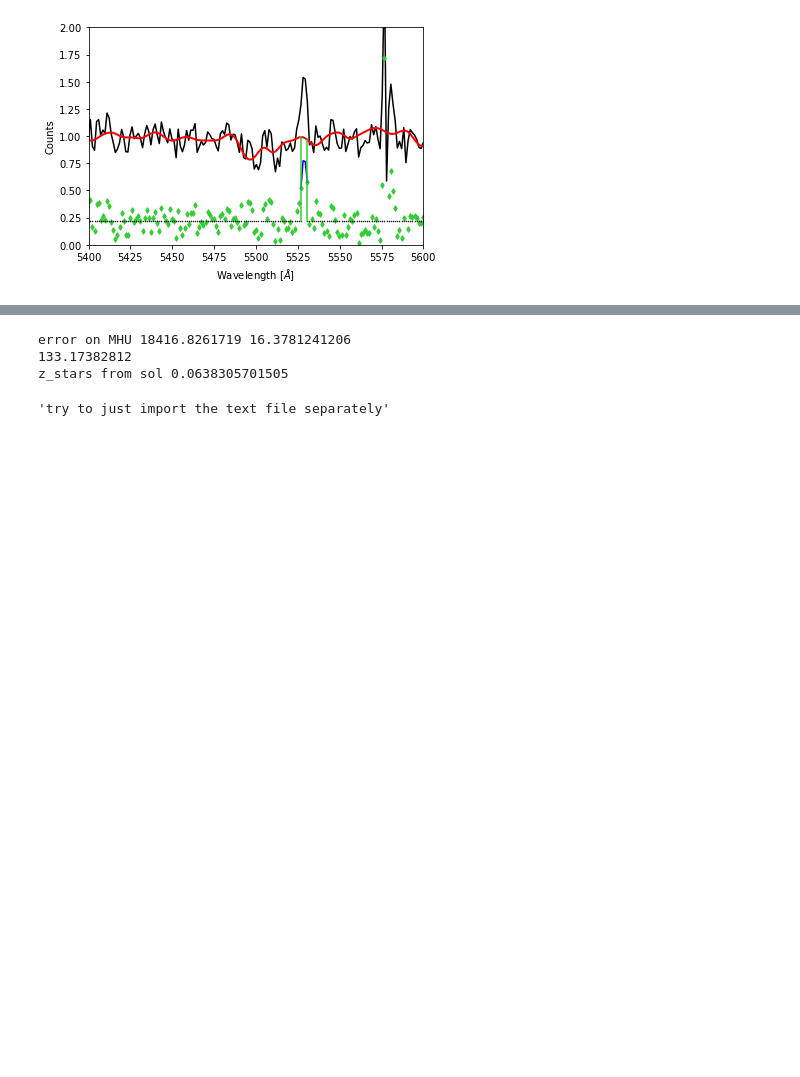
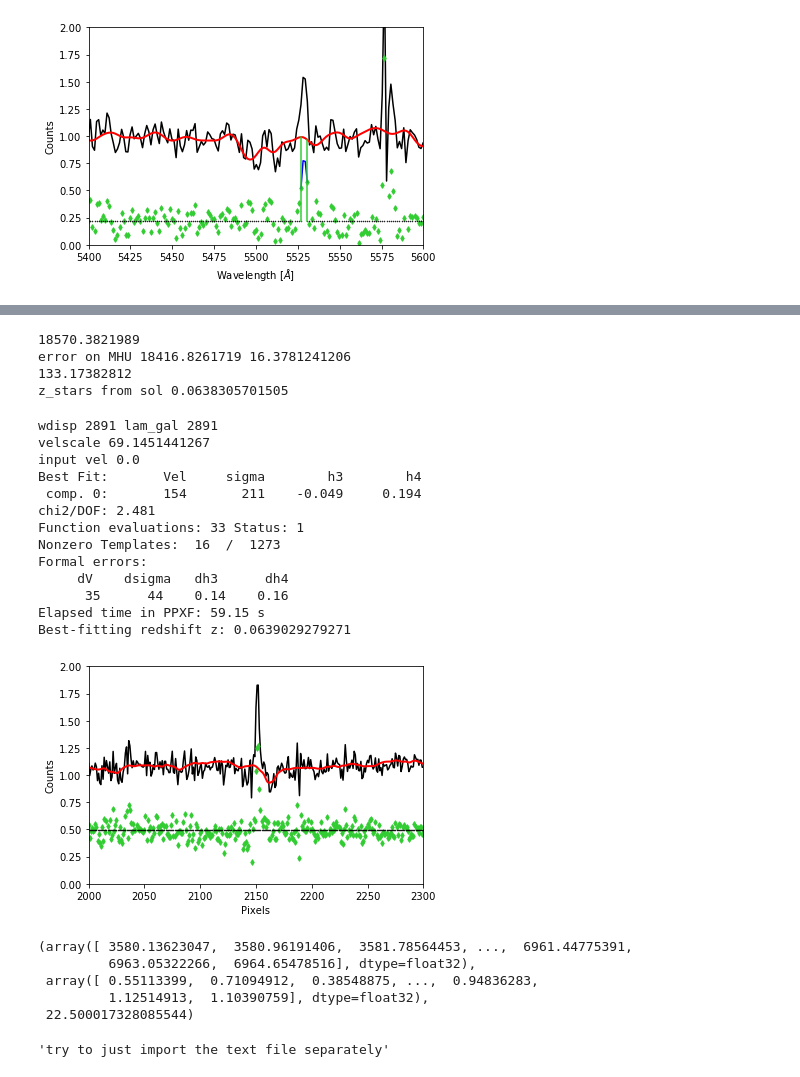
Before and after one commit to beckynevin/ppxf_MaNGA, a Jupyter notebook: pPXF_sdss.ipynb, the cells around one changed output, grey strips where cells are left out. Cells and saved outputs as stored; diff of their text form; code cells hidden in the pictures; blank space fills up the shorter version.

```diff
--- a/pPXF_sdss.ipynb
+++ b/pPXF_sdss.ipynb
@@ -129,6 +147,8 @@ redshift_J1354_e = 5.63444982043e-05
 
 
 c=2.99792458e5
+
+print(c*np.log(1 + 0.0639029))
 red_vel=c*np.log(1 + redshift_J1354)
 
 v_err_1=redshift_J1354_e/redshift_J1354*red_vel
@@ -147,6 +167,7 @@ z_stars=exp(all.VEL_STARS/ckm)-1.d0'''
 z_stars=np.exp( 18550     /c)-1
 print('z_stars from sol', z_stars)
 # %% [output]
+18570.3821989
 error on MHU 18416.8261719 16.3781241206
 133.17382812
 z_stars from sol 0.0638305701505
@@ -549,3 +571,25 @@ def ppxf_miles(vr, plot):
     plt.ylim([0,2])
     plt.show()
     return lam_gal, galaxy, pp.error[0]
+# %%
+ppxf_miles_deredshifted(2,'no',0)
+# %% [output]
+wdisp 2891 lam_gal 2891
+velscale 69.1451441267
+input vel 0.0
+Best Fit:       Vel     sigma        h3        h4
+ comp. 0:       154       211    -0.049     0.194
+chi2/DOF: 2.481
+Function evaluations: 33 Status: 1
+Nonzero Templates:  16  /  1273
+Formal errors:
+     dV    dsigma   dh3      dh4
+      35      44    0.14    0.16
+Elapsed time in PPXF: 59.15 s
+Best-fitting redshift z: 0.0639029279271
+[figure, added]
+(array([ 3580.13623047,  3580.96191406,  3581.78564453, ...,  6961.44775391,
+         6963.05322266,  6964.65478516], dtype=float32),
+ array([ 0.55113399,  0.71094912,  0.38548875, ...,  0.94836283,
+         1.12514913,  1.10390759], dtype=float32),
+ 22.500017328085544)
```
Also changed, not shown: parts of 4 cells of this notebook.
